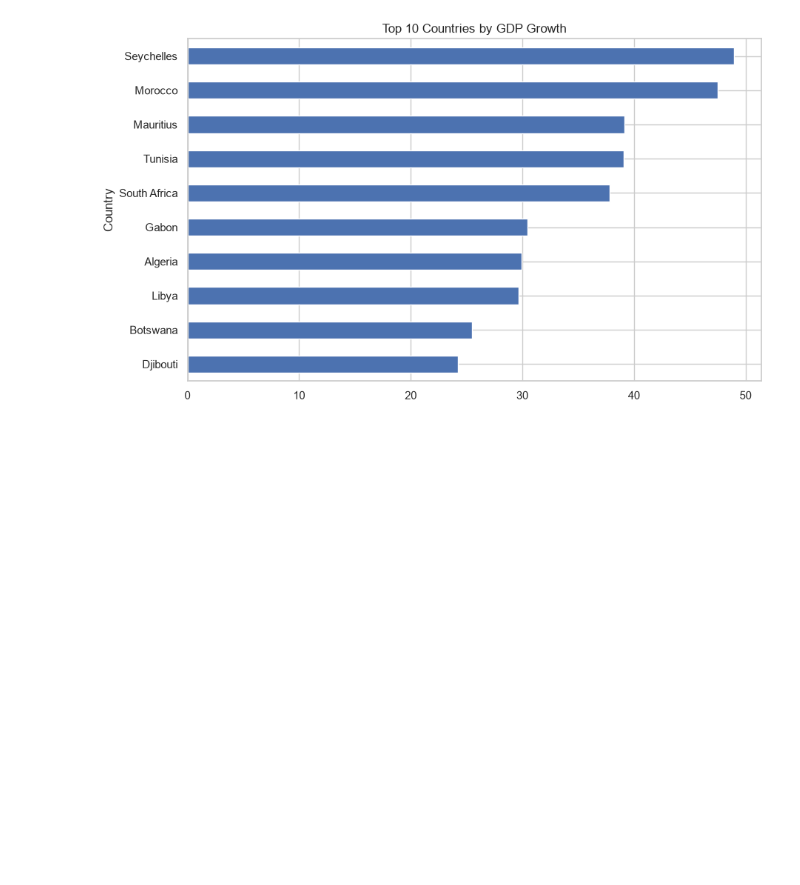
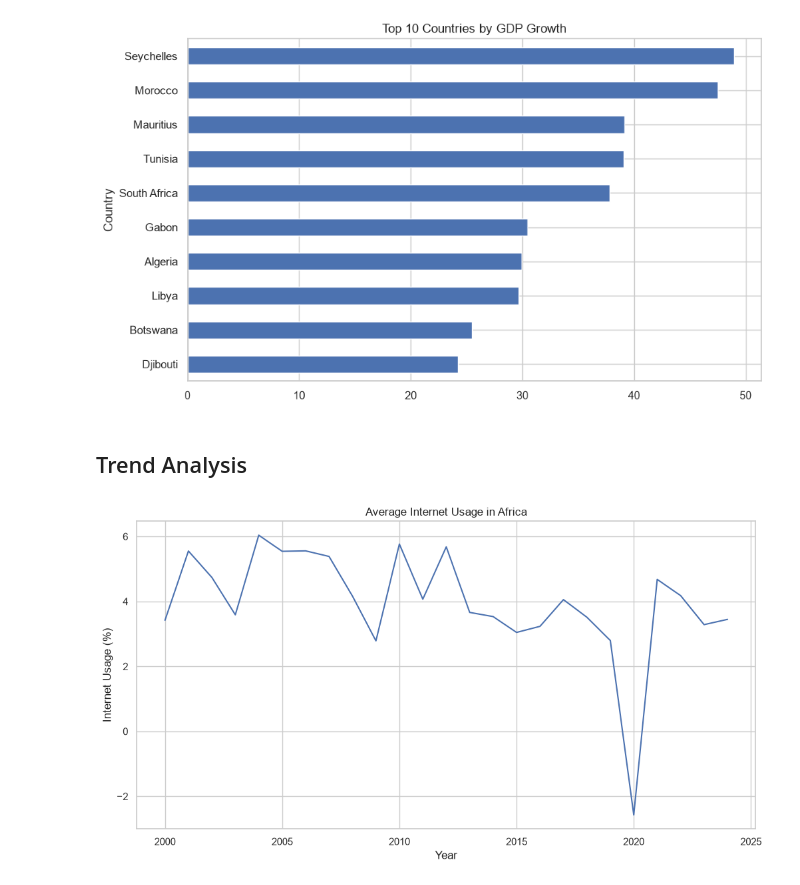
Before and after one commit to lavymaria/data-analytics-portfolio, a Jupyter notebook: 01-world-bank-analysis/notebooks/03_exploratory_data_analysis.ipynb, the cells around one changed output. Cells and saved outputs as stored; diff of their text form; code cells hidden in the pictures; blank space fills up the shorter version.

Commit message:
updated world bank analysis

```diff
--- a/01-world-bank-analysis/notebooks/03_exploratory_data_analysis.ipynb
+++ b/01-world-bank-analysis/notebooks/03_exploratory_data_analysis.ipynb
@@ -301,3 +301,22 @@ plt.title("Top 10 Countries by GDP Growth")
 plt.show()
 # %% [output]
 [figure]
+# %% [markdown]
+## Trend Analysis
+# %%
+#Average Internet Usage over the years
+
+yearly_internet = (
+    df.groupby('Year')['Internet_Usage']
+      .mean()
+)
+
+plt.figure(figsize=(12,6))
+
+yearly_internet.plot()
+
+plt.title('Average Internet Usage in Africa')
+plt.ylabel('Internet Usage (%)')
+plt.show()
+# %% [output]
+[figure, added]
```
Also changed, not shown: parts of 6 cells of this notebook, 13 other files.
